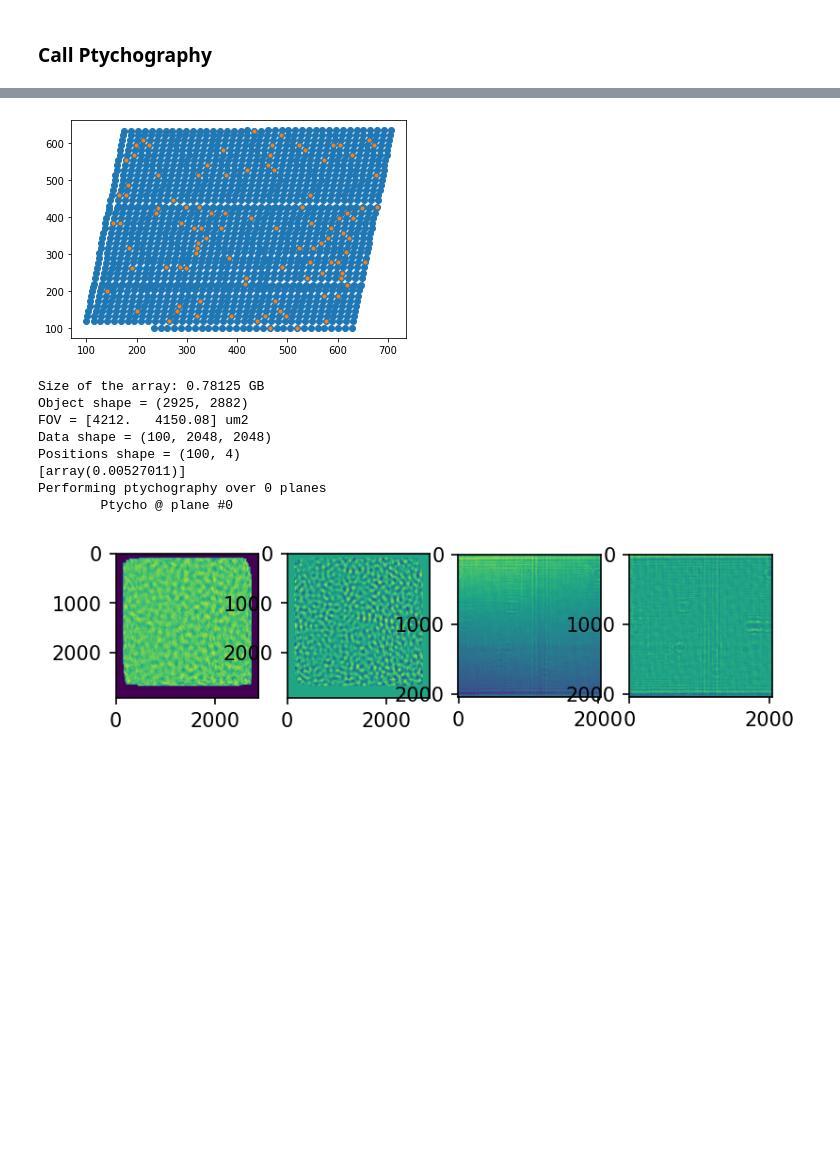
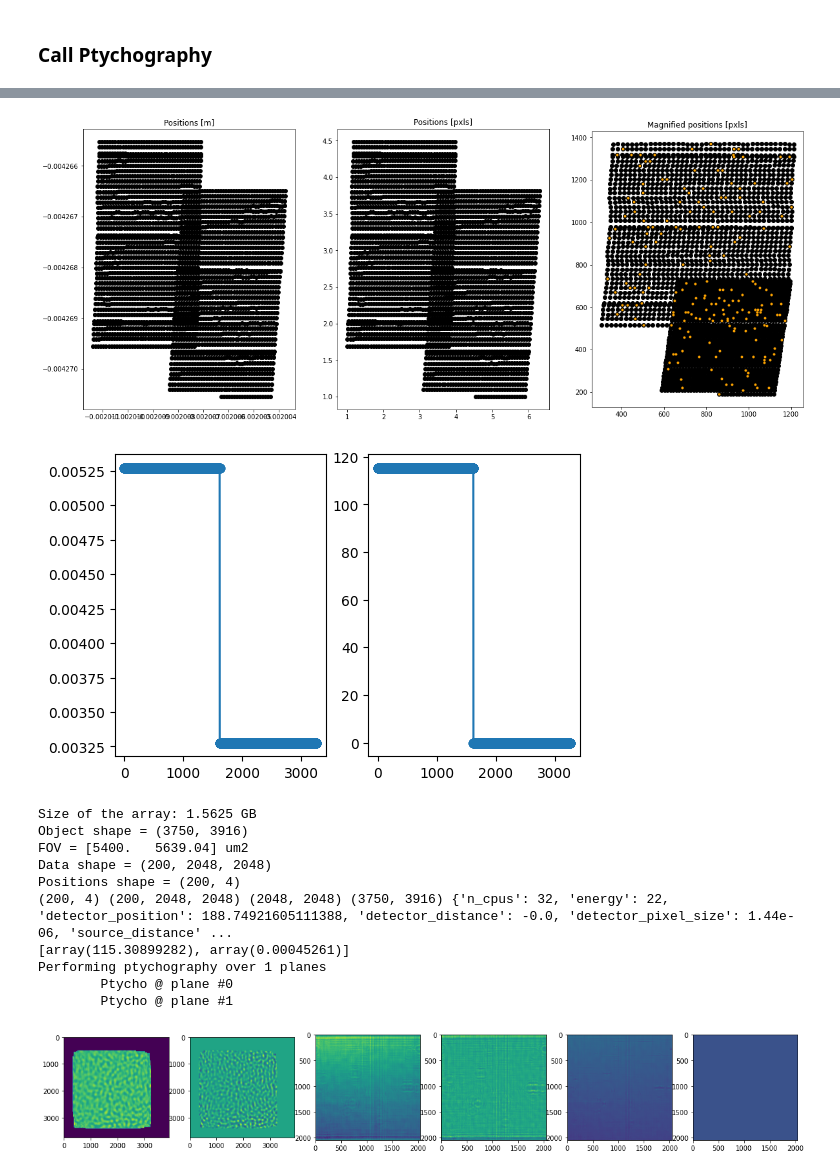
Before and after one commit to cnpem/ssc-cdi, a Jupyter notebook: sscCdi/ptycho/dev/fresnel_ptycho_RAAR_RHD_Salditt_MultiZ.ipynb, the cells around one changed output, grey strips where cells are left out. Cells and saved outputs as stored; diff of their text form; code cells hidden in the pictures; blank space fills up the shorter version.

```diff
--- a/sscCdi/ptycho/dev/fresnel_ptycho_RAAR_RHD_Salditt_MultiZ.ipynb
+++ b/sscCdi/ptycho/dev/fresnel_ptycho_RAAR_RHD_Salditt_MultiZ.ipynb
@@ -246,6 +289,8 @@ DPs_selected.shape, positions_selected.shape,positions_selected
 # %% [markdown]
 ### Call Ptychography
 # %%
+%matplotlib inline
+
 try:
     import cupy as cp
     cp.cuda.memory.MemoryPool().free_all_blocks()
@@ -254,7 +299,7 @@ except:
 
 positions = positions_selected.copy()
 
-z1 = np.max(positions[:,2])
+z1 = np.max(positions0[:,2])
 z2 = 1 - z1
 M0 = (z2+z1)/z1
 print(f'z1={z1}, z2={z2}, M={M0}')
@@ -272,8 +317,8 @@ inputs = {
 "source_distance": 0, # should be 0 if parallel beam
 }
 
-positions[:,0:2] *= M0
-# print(positions[0,2]*M0)
+# positions[:,0:2] *= M0
+print(positions)
 
 wavelength = c_speed * planck / inputs["energy"]
 inputs["wavelength"] = wavelength
@@ -285,43 +330,51 @@ print(f'Minimal required distance from focus = {zmin*1e3:.3f}mm')
 inputs['object_pixel'] = inputs["detector_pixel_size"]
 print(f'Object pixel = {inputs["object_pixel"]} m')
 
-# positions[:,0] = positions_selected[:,1]
-# positions[:,1] = positions_selected[:,0]
 
-probe = np.ones_like(empty)
+probe = np.ones_like(DPs_selected[0])
 print(f'Probe shape = {probe.shape}')
 
-inputs["object_padding"] = 100
-positions[:,0:2] = sscCdi.convert_probe_mogno_positions_meters_to_pixels(positions[:,0:2].copy(),inputs["object_pixel"],inputs["object_padding"])
+fig, ax = plt.subplots(1,3,figsize=(20,8))
+ax[0].plot(positions[:,0],positions[:,1],'o',color='black')
+ax[0].set_title('Positions [m]')
+
+inputs["object_padding"] = 1
+positions[:,0:2] = convert_probe_mogno_positions_meters_to_pixels(positions[:,0:2].copy(),inputs["object_pixel"],inputs["object_padding"])
+
+ax[1].plot(positions[:,0],positions[:,1],'o',color='black')
+ax[1].set_title('Positions [pxls]')
+
+fig2, ax2 = plt.subplots(1,2,dpi=100)
+ax2[0].plot(positions[:,2],'o-',)
+positions, new_detector_position = get_equivalent_geometry(positions,z1z2)
+inputs["detector_distance"] = new_detector_position
+ax2[1].plot(positions[:,2],'o-')
 positions[:,3] = np.round(positions[:,3])
 print('All positions: ', positions.shape)
-print(positions)
-
-N = 40
-fig, ax = plt.subplots()
-ax.plot(positions[:,0],positions[:,1],'o')
+ax[2].plot(positions[:,0],positions[:,1],'o',color='black')
 
 if 1: # remove random points from data
-    n_of_points_to_keep = 100
+    n_of_points_to_keep = 200
     start_idx = positions.shape[0] - n_of_points_to_keep
     slices_to_ignore = np.random.permutation(positions.shape[0])[-start_idx::]
     print(f'Deleting {slices_to_ignore.shape[0]} slices')
     positions = np.delete(positions,slices_to_ignore,axis=0)
     DPs = np.delete(DPs_selected,slices_to_ignore,axis=0)
 
-# np.save('positions2.npy',positions)
-# np.save('DPs_selected2.npy',DPs)
-# positions = np.load('positions2.npy')
-# DPs = np.load('DPs_selected2.npy')
-
-ax.plot(positions[:,0],positions[:,1],'.')
+ax[2].plot(positions[:,0],positions[:,1],'.',color='orange')
+ax[2].set_title('Magnified positions [pxls]')
+ax[2].set_aspect('equal')
+# for py,px in zip(positions[:,0],positions[:,1]):
+    # point=(py,px)
+    # rect = patches.Rectangle(point, 2048, -2048, linewidth=1, edgecolor='r', facecolor='none')
+    # ax[2].add_patch(rect)
 plt.show()
 
 size_in_bytes = DPs.nbytes # Get the size of the array in bytes
 size_in_gb = size_in_bytes / (1024**3) # Convert the size to gigabytes
 print("Size of the array:", size_in_gb, "GB")
 
-object_padding = 200
+object_padding = 500
 inputs["object_shape"] = sscCdi.set_object_shape(object_padding, DPs.shape, positions[:,0:2])
 # inputs["object_shape"] = (inputs["object_shape"][1],inputs["object_shape"][0])
 print(f'Object shape = {inputs["object_shape"]}')
@@ -336,14 +389,17 @@ probe_guess = probe + 1j
 # probe_guess = DPs.mean(0)
 obj_guess = np.ones_like(model_object) # constant object
 
-inputs['iterations'] = 10
+inputs['iterations'] = 1
 inputs["fresnel_regime"] = True
 inputs["probe_support"] = None
 inputs["incoherent_modes"] = 1
 inputs['beta'] = 0.9 # RAAR
 inputs['epsilon'] = 0.001 # RAAR; small value to add to probe/object update denominator
 
-# print(positions.shape, DPs.shape, probe_guess.shape, obj_guess.shape, inputs)
+DPs = DPs[::-1]
+positions = positions[::-1]
+
+print(positions.shape, DPs.shape, probe_guess.shape, obj_guess.shape, inputs)
 RAAR_obj, RAAR_probes, _ = RAAR_multiplane(DPs,positions,obj_guess,probe_guess,inputs)
 # %% [output]
 z1=0.005270114, z2=0.994729886, M=189.74921605111388
@@ -362,10 +422,13 @@ Deleting 1530 slices
-[figure, old version]
+[figure, new version]
+[figure, new version]
-Size of the array: 0.78125 GB
-Object shape = (2925, 2882)
-FOV = [4212.   4150.08] um2
-Data shape = (100, 2048, 2048)
-Positions shape = (100, 4)
-[array(0.00527011)]
-Performing ptychography over 0 planes
+Size of the array: 1.5625 GB
+Object shape = (3750, 3916)
+FOV = [5400.   5639.04] um2
+Data shape = (200, 2048, 2048)
+Positions shape = (200, 4)
+(200, 4) (200, 2048, 2048) (2048, 2048) (3750, 3916) {'n_cpus': 32, 'energy': 22, 'detector_position': 188.74921605111388, 'detector_distance': -0.0, 'detector_pixel_size': 1.44e-06, 'source_distance' ...
+[array(115.30899282), array(0.00045261)]
+Performing ptychography over 1 planes
         Ptycho @ plane #0
+        Ptycho @ plane #1
-[figure, old version]
+[figure, new version]
```
Also changed, not shown: parts of 12 cells of this notebook, 3 other files.
